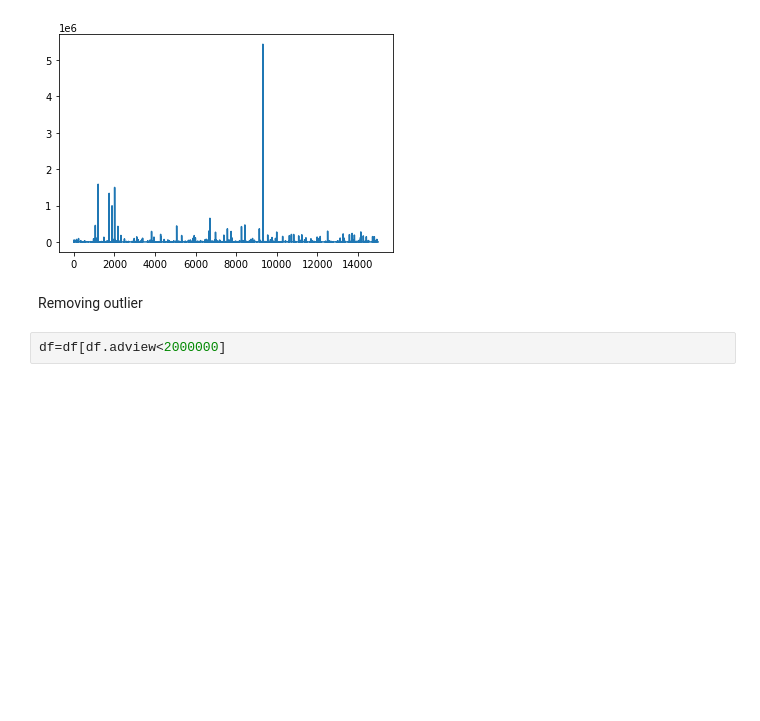
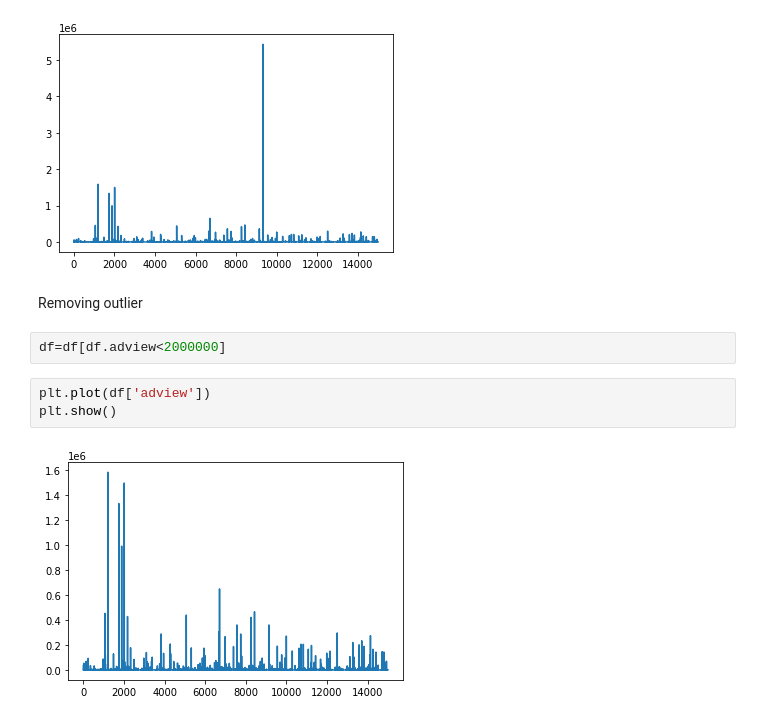
Before and after one commit to imveeru/ml-intern-assignment, a Jupyter notebook: youtube adview prediction.ipynb, the cells around one changed output. Drawn from its saved outputs; the diff is of its cells as text; blank space fills up the shorter version.

Commit message:
:zap: YTB ADview Prediction

```diff
--- a/youtube adview prediction.ipynb
+++ b/youtube adview prediction.ipynb
@@ -259,3 +259,8 @@ plt.show()
 Removing outlier
 # %%
 df=df[df.adview<2000000]
+# %%
+plt.plot(df['adview'])
+plt.show()
+# %% [output]
+[figure, added]
```
